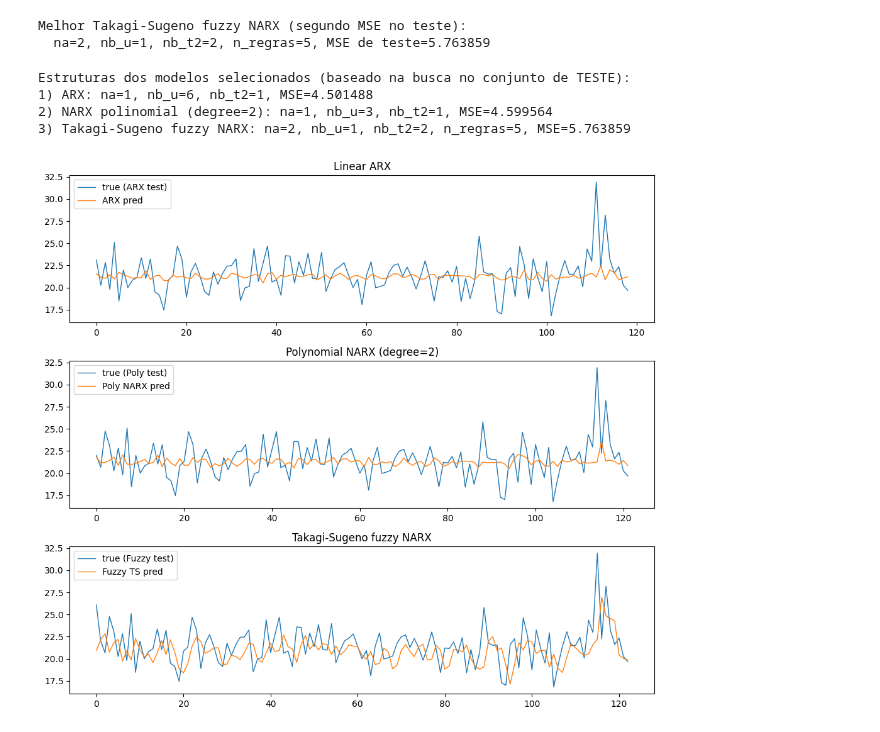
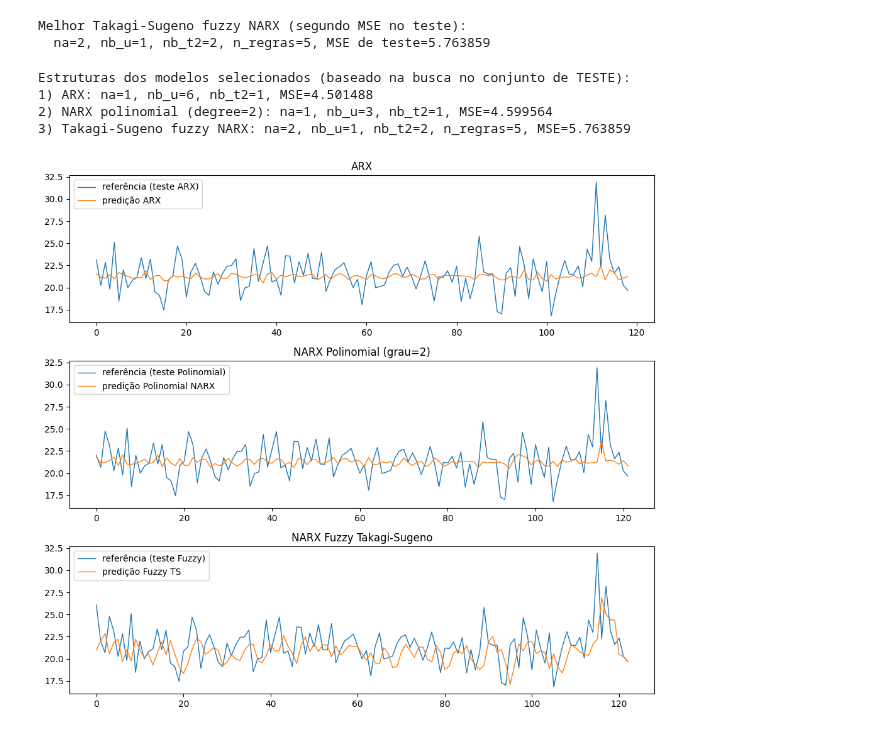
Before and after one commit to eduardo-ufmg/identificacao_de_sistemas_e_estimacao_de_parametros, a Jupyter notebook: 11_validacao/validacao.ipynb, the cells around one changed output. Cells and saved outputs as stored; diff of their text form; code cells hidden in the pictures.

```diff
--- a/11_validacao/validacao.ipynb
+++ b/11_validacao/validacao.ipynb
@@ -314,7 +314,7 @@ def build_regressors(df_in, target_col="t4", na=1, nb_u=1, nb_t2=1, nk=1):
     # collect valid rows
     valid_idx = [i for i,r in enumerate(rows) if r is not None]
     X = np.array([rows[i] for i in valid_idx])
-    y = df.loc[valid_idx, target_col].values
+    y = df.loc[valid_idx, target_col].to_numpy()
     return X, y, valid_idx
 # %%
 # Cell 11: ARX structure selection (grid search on orders) using TEST set performance
@@ -324,7 +324,7 @@ na_range = range(1,7)
 nb_range = range(1,7)
 nk = 1
 
-best_arx = {"mse": np.inf}
+best_arx = {"mse": np.inf, "na": None, "nb_u": None, "nb_t2": None, "reg": None}
 for na, nb_u, nb_t2 in product(na_range, nb_range, nb_range):
     # Build regressors using train set for estimation, evaluate on test set
     X_train, y_train, valid_train_idx = build_regressors(train_df, na=na, nb_u=nb_u, nb_t2=nb_t2, nk=nk)
@@ -350,7 +350,7 @@ Melhor estrutura ARX (segundo MSE no teste):
 # We'll reuse the ARX lag grid but create polynomial features: linear + pairwise interactions + squared terms (degree up to 2).
 from sklearn.preprocessing import PolynomialFeatures
 
-best_poly = {"mse": np.inf}
+best_poly = {"mse": np.inf, "na": None, "nb_u": None, "nb_t2": None, "poly": None, "reg": None}
 degrees = [2]  # degree 2 is usually sufficient for mild nonlinearity; if desired add 3
 for na, nb_u, nb_t2 in product(na_range, nb_range, nb_range):
     Xtr, ytr, _ = build_regressors(train_df, na=na, nb_u=nb_u, nb_t2=nb_t2, nk=nk)
@@ -431,7 +431,7 @@ def fuzzy_TS_fit_predict(X_train, y_train, X_test, n_rules, maxiter=150, m=2.0):
     y_pred = np.sum(memberships_test * y_local, axis=1)
     return y_pred
 
-best_fuzzy = {"mse": np.inf}
+best_fuzzy = {"mse": np.inf, "na": None, "nb_u": None, "nb_t2": None, "n_rules": None}
 n_rules_options = [2,3,4,5]
 # limit lag grid to reasonable sizes to keep computation time reasonable
 na_range_f = range(1,5)
@@ -457,7 +457,7 @@ print(f"  na={best_fuzzy.get('na')}, nb_u={best_fuzzy.get('nb_u')}, nb_t2={best_
 Melhor Takagi-Sugeno fuzzy NARX (segundo MSE no teste):
   na=2, nb_u=1, nb_t2=2, n_regras=5, MSE de teste=5.763859
 # %%
-# Cell G: Summarize chosen structures and produce brief diagnostics on test set (prediction plots)
+# Cell 14: Summarize chosen structures and produce brief diagnostics on test set (prediction plots)
 print("Estruturas dos modelos selecionados (baseado na busca no conjunto de TESTE):")
 print(f"1) ARX: na={best_arx['na']}, nb_u={best_arx['nb_u']}, nb_t2={best_arx['nb_t2']}, MSE={best_arx['mse']:.6f}")
 print(f"2) NARX polinomial (degree=2): na={best_poly['na']}, nb_u={best_poly['nb_u']}, nb_t2={best_poly['nb_t2']}, MSE={best_poly['mse']:.6f}")
@@ -503,47 +503,42 @@ else:
         reg_poly = LinearRegression().fit(Xtr_p_trans.astype(float), ytr_p.astype(float))
         best_poly['reg'] = reg_poly
 
+assert type(Xte_p_trans) is np.ndarray
 yhat_poly = reg_poly.predict(Xte_p_trans.astype(float))
 
 # Fuzzy prediction (recompute with saved best settings)
 Xtr_f, ytr_f, _ = build_regressors(train_df, na=int(best_fuzzy['na']), nb_u=int(best_fuzzy['nb_u']), nb_t2=int(best_fuzzy['nb_t2']), nk=1)
 Xte_f, yte_f, _ = build_regressors(test_df, na=int(best_fuzzy['na']), nb_u=int(best_fuzzy['nb_u']), nb_t2=int(best_fuzzy['nb_t2']), nk=1)
 # Use the same function implemented above to predict (it will perform clustering on Xtr_f)
 yhat_fuzzy = None
-try:
-    yhat_fuzzy = []
-    # call the function defined earlier (wrap in try since clustering may fail)
-    # For speed we use the same function used in selection, but we perform a single fit/predict here
-    # NOTE: if skfuzzy is not available, fallback used kmeans-based soft membership
-    if len(Xtr_f) > 0 and len(Xte_f) > 0:
-        # reconstruct membership+fit using chosen n_rules
-        # reusing fuzzy_TS_fit_predict from above
-        from math import isfinite
-        yhat_fuzzy = (lambda Xtr=Xtr_f, ytr=ytr_f, Xte=Xte_f, n_rules=int(best_fuzzy['n_rules']):
-                      __import__("__main__").fuzzy_TS_fit_predict(Xtr, ytr, Xte, n_rules))
-        yhat_fuzzy = yhat_fuzzy()
-except Exception:
-    yhat_fuzzy = np.full_like(yte_f, np.nan)
+yhat_fuzzy = []
+
+# For speed we use the same function used in selection, but we perform a single fit/predict here
+if len(Xtr_f) > 0 and len(Xte_f) > 0:
+    # reconstruct membership+fit using chosen n_rules
+    yhat_fuzzy = (lambda Xtr=Xtr_f, ytr=ytr_f, Xte=Xte_f, n_rules=int(best_fuzzy['n_rules']):
+                    fuzzy_TS_fit_predict(Xtr, ytr, Xte, n_rules))
+    yhat_fuzzy = yhat_fuzzy()
 
 # Align yte arrays might be different lengths; we plot each model's predicted vs actual for its own test slice
 fig, axs = plt.subplots(3,1, figsize=(10,9), sharex=False)
 axs[0].plot(yte_arx, label='referência (teste ARX)', linewidth=1)
 axs[0].plot(yhat_arx, label='predição ARX', linewidth=1)
 axs[0].legend(); axs[0].set_title("ARX")
 
 axs[1].plot(yte_p, label='referência (teste Polinomial)', linewidth=1)
 axs[1].plot(yhat_poly, label='predição Polinomial NARX', linewidth=1)
 axs[1].legend(); axs[1].set_title("NARX Polinomial (grau=2)")
 
 axs[2].plot(yte_f, label='referência (teste Fuzzy)', linewidth=1)
 axs[2].plot(yhat_fuzzy, label='predição Fuzzy TS', linewidth=1)
 axs[2].legend(); axs[2].set_title("NARX Fuzzy Takagi-Sugeno")
 
 plt.tight_layout()
 plt.show()
 # %% [output]
 Estruturas dos modelos selecionados (baseado na busca no conjunto de TESTE):
 1) ARX: na=1, nb_u=6, nb_t2=1, MSE=4.501488
 2) NARX polinomial (degree=2): na=1, nb_u=3, nb_t2=1, MSE=4.599564
 3) Takagi-Sugeno fuzzy NARX: na=2, nb_u=1, nb_t2=2, n_regras=5, MSE=5.763859
-[figure, old version]
+[figure, new version]
```
Also changed, not shown: parts of 6 cells of this notebook.
